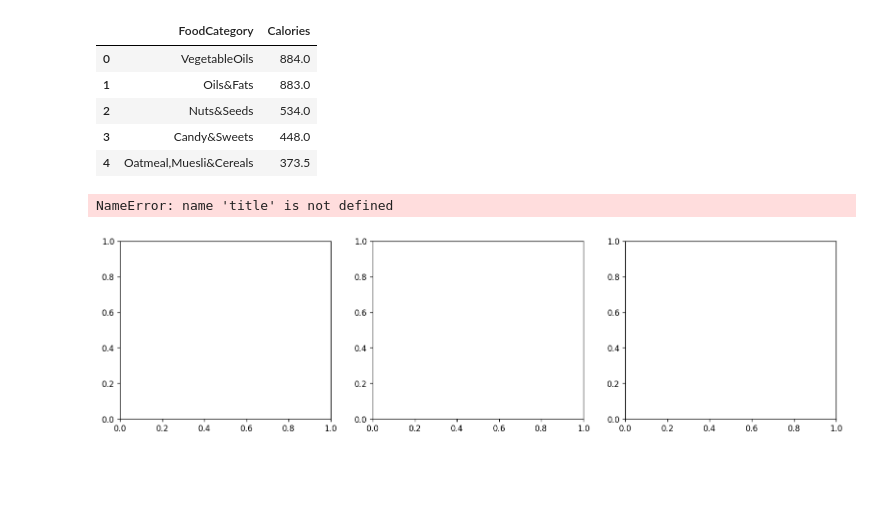
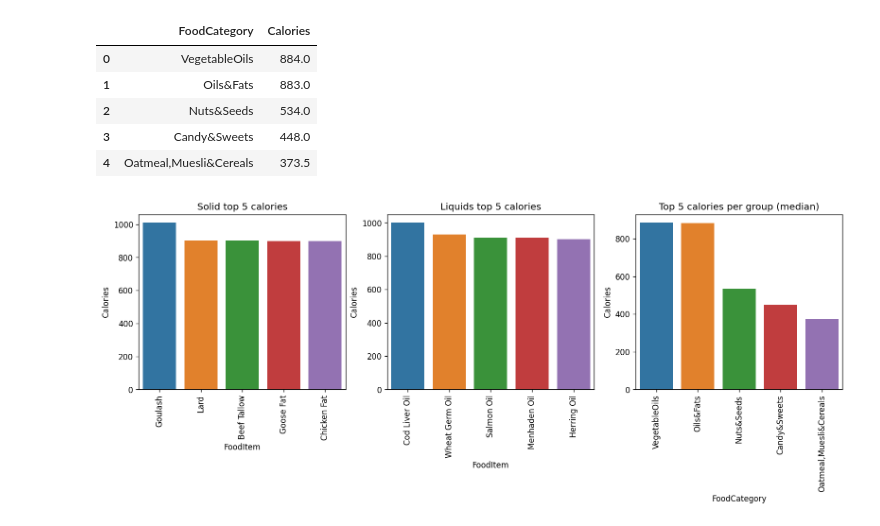
Before and after one commit to SCGlass/Data-Processing-Sam-Glass, a Jupyter notebook: Code-Alongs/L0_pandas_basics.ipynb, the cells around one changed output. Saved outputs shown, nothing was run; the diff lists cells and outputs as text; code cells hidden in the pictures; blank space fills up the shorter version.

```diff
--- a/Code-Alongs/L0_pandas_basics.ipynb
+++ b/Code-Alongs/L0_pandas_basics.ipynb
@@ -302,6 +304,6 @@ df.head()
 | 4 | CannedFruit | Canned Cherries | 100g | 54 cal | 227 kJ |
 # %%
 # converting calories to int
-df["Calories"] = df[["Calories"].str[:-3].astype(int)]
+df["Calories"] = df["Calories"].str[:-3].astype(int)
 df.head()
 # %% [output]
@@ -448,15 +455,16 @@ top5_category_median
 | 3 | Candy&Sweets | 448.0 |
 | 4 | Oatmeal,Muesli&Cereals | 373.5 |
 # %%
-fig, axes = plt.subplots(1,3, figsize=(16, 4), dpi=120)
+fig, axes = plt.subplots(1, 3, figsize=(16, 4), dpi=120)
 titles = ["Solid top 5 calories", "Liquids top 5 calories", "Top 5 calories per group (median)"]
 data_frames = (solids_top5_calories, liquids_top5_calories, top5_category_median)
 x_columns = ["FoodItem", "FoodItem", "FoodCategory"]
 
-for i, (data, title) in enumerate(zip(data_frames, title)):
-    sns.barplot(data=data, y = "Calories", ax = axes[i])
+for i, (data, title) in enumerate(zip(data_frames, titles)):
+    sns.barplot(data=data, x = x_columns[i], y = "Calories", ax = axes[i])
     axes[i].set(title = title)
     axes[i].set_xticklabels(axes[i].get_xticklabels(), rotation = 90)
+
+plt.savefig("../assets/top_calories_food.png", facecolor = "white", bbox_inches = "tight")
 # %% [output]
-NameError: name 'title' is not defined
-[figure, old version]
+[figure, new version]
```
Also changed, not shown: parts of 2 cells of this notebook, 1 other file.
